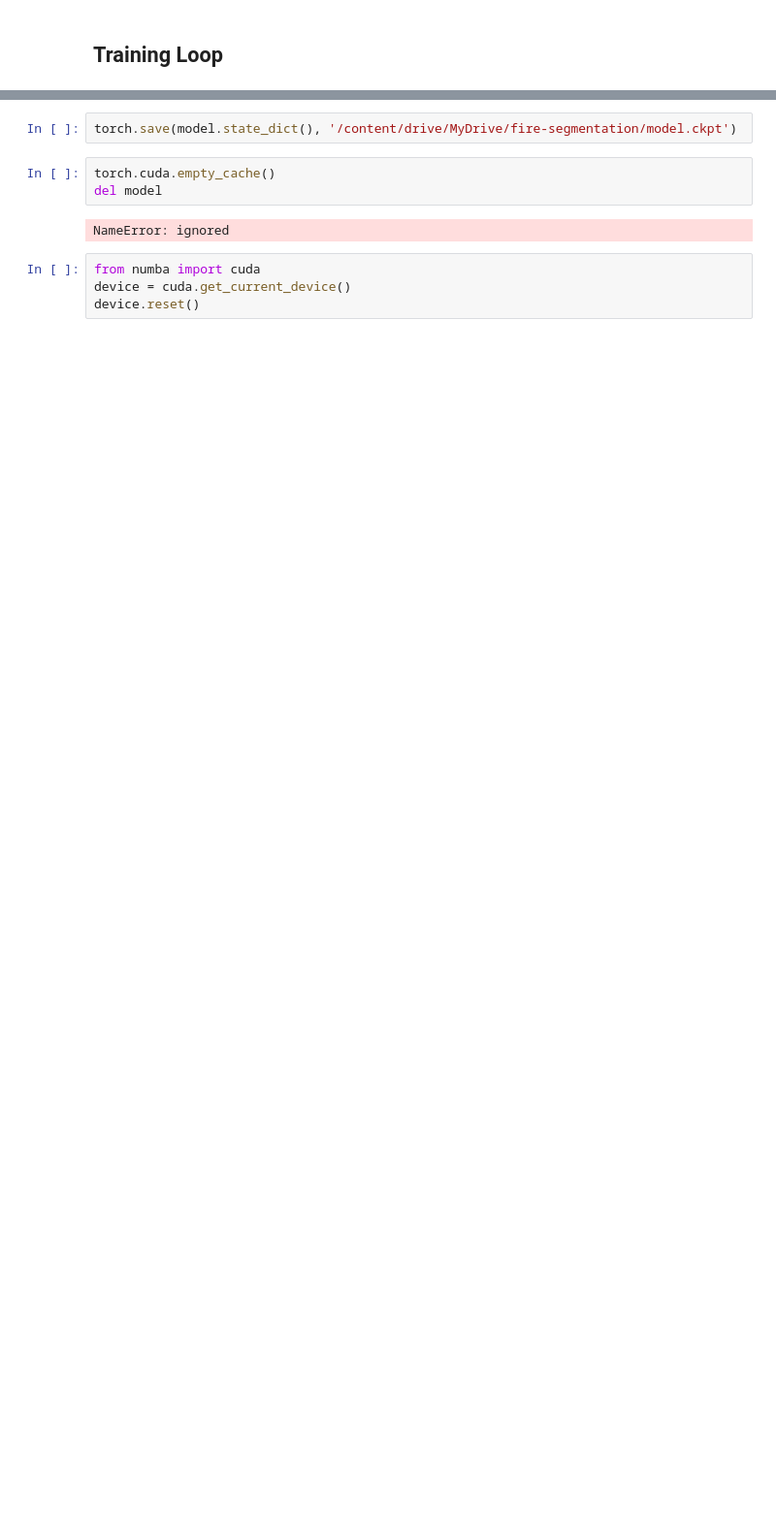
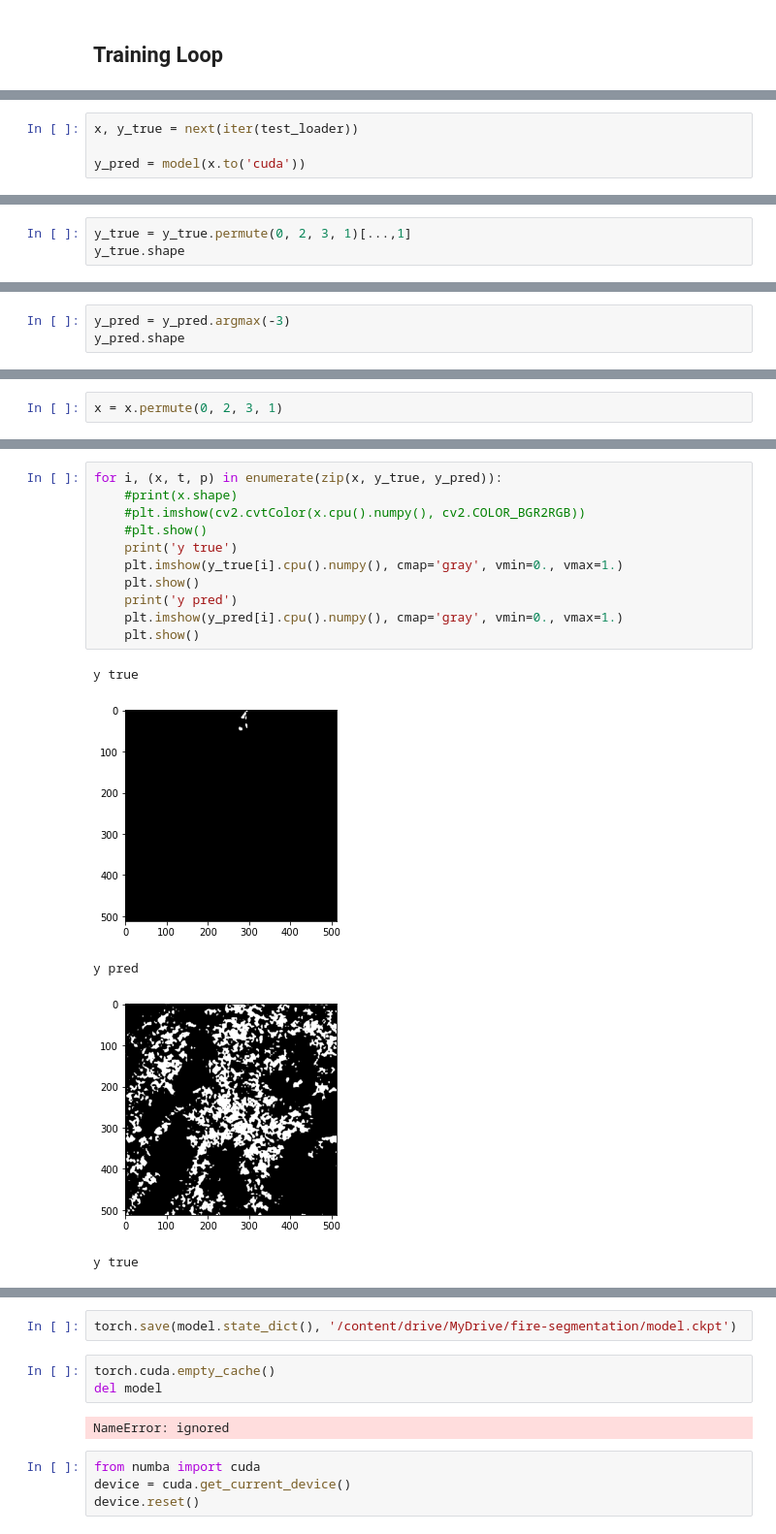
Before and after one commit to maidacundo/real-time-fire-segmentation-deep-learning, a Jupyter notebook: FireSegmentation.ipynb, the cells around one changed output, grey strips where cells are left out. Shown at 97% size. Cells and saved outputs as stored; diff of their text form; blank space fills up the shorter version.

```diff
--- a/FireSegmentation.ipynb
+++ b/FireSegmentation.ipynb
@@ -920,0 +973,4 @@ Output streaming troncato alle ultime 5000 righe.
+# %%
+x, y_true = next(iter(test_loader))
+
+y_pred = model(x.to('cuda'))
@@ -920,0 +987,3 @@ Output streaming troncato alle ultime 5000 righe.
+# %%
+y_true = y_true.permute(0, 2, 3, 1)[...,1]
+y_true.shape
@@ -920,0 +992,3 @@ Output streaming troncato alle ultime 5000 righe.
+# %%
+y_pred = y_pred.argmax(-3)
+y_pred.shape
@@ -920,0 +1001,2 @@ Output streaming troncato alle ultime 5000 righe.
+# %%
+x = x.permute(0, 2, 3, 1)
@@ -920,0 +1006,17 @@ Output streaming troncato alle ultime 5000 righe.
+# %%
+for i, (x, t, p) in enumerate(zip(x, y_true, y_pred)):
+    #print(x.shape)
+    #plt.imshow(cv2.cvtColor(x.cpu().numpy(), cv2.COLOR_BGR2RGB))
+    #plt.show()
+    print('y true')
+    plt.imshow(y_true[i].cpu().numpy(), cmap='gray', vmin=0., vmax=1.)
+    plt.show()
+    print('y pred')
+    plt.imshow(y_pred[i].cpu().numpy(), cmap='gray', vmin=0., vmax=1.)
+    plt.show()
+# %% [output]
+y true
+[figure, added]
+y pred
+[figure, added]
+y true
```
Also changed, not shown: parts of 25 cells of this notebook.
